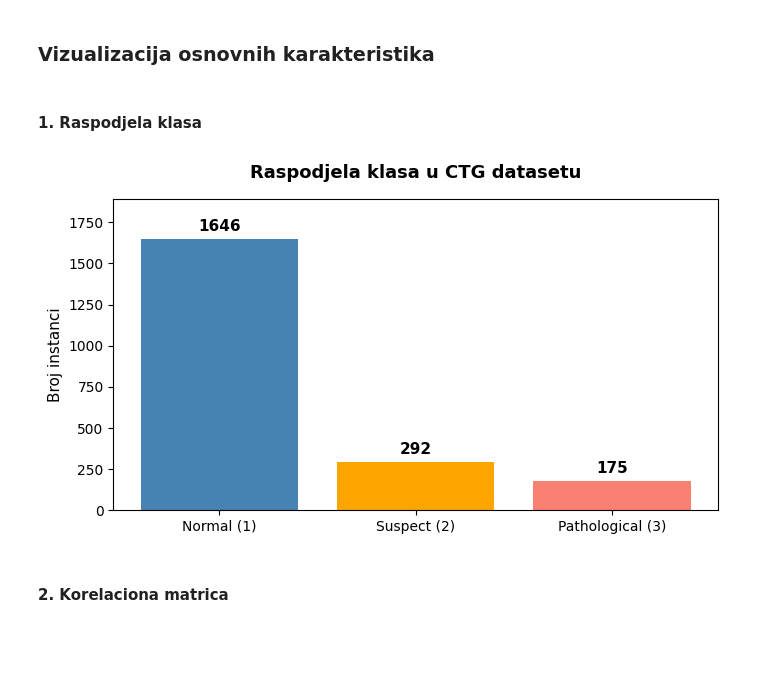
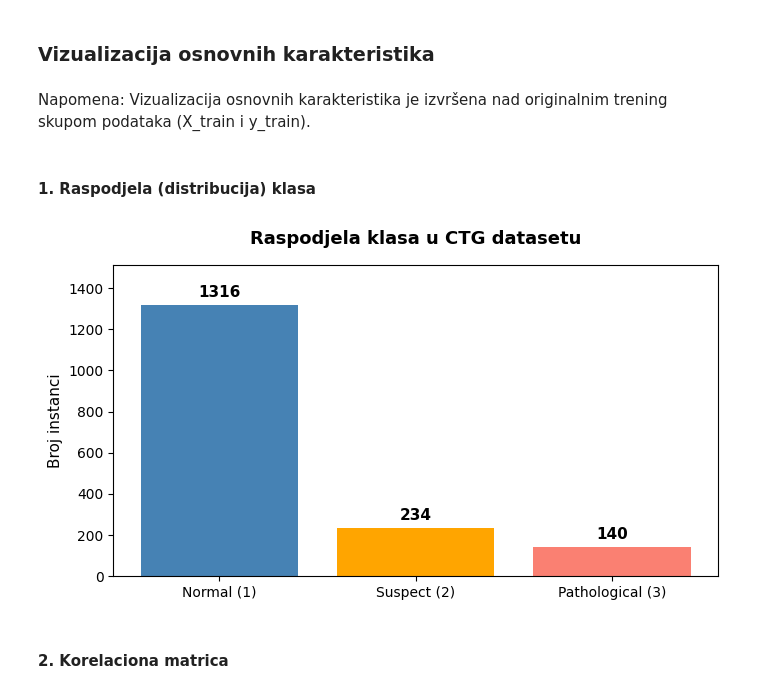
Before and after one commit to AnaKondic/ctg-dimensionality-reduction, a Jupyter notebook: src/linear_dim_reduction.ipynb, the cells around one changed output. Cells and saved outputs as stored; diff of their text form; code cells hidden in the pictures; blank space fills up the shorter version.

```diff
--- a/src/linear_dim_reduction.ipynb
+++ b/src/linear_dim_reduction.ipynb
@@ -160,0 +139,5 @@ print(f" Std:  {X_scaled.std():.2f}")
+# %%
+# Train/Test Split
+from sklearn.model_selection import train_test_split
+
+X_train, X_test, y_train, y_test = train_test_split(X, y, test_size=0.2, random_state=42, stratify=y)
@@ -161,36 +179,38 @@ print(f" Std:  {X_scaled.std():.2f}")
 # %% [markdown]
 ### Vizualizacija osnovnih karakteristika
+# %% [markdown]
+Napomena: Vizualizacija osnovnih karakteristika je izvršena nad originalnim trening skupom podataka (X_train i y_train).
 # %%
 import matplotlib.pyplot as plt
 import seaborn as sns
 # %% [markdown]
-#### 1. Raspodjela klasa
+#### 1. Raspodjela (distribucija) klasa
 # %%
 plt.figure(figsize=(7, 4))
 
 labels = ['Normal (1)', 'Suspect (2)', 'Pathological (3)']
-counts = [np.sum(y == 1.), np.sum(y == 2.), np.sum(y == 3.)]
+counts = [np.sum(y_train == 1.), np.sum(y_train == 2.), np.sum(y_train == 3.)]
 colors = ['steelblue', 'orange', 'salmon']
 
 bars = plt.bar(labels, counts, color = colors)
 
 # procentualni pomak teksta iznad bar-a
 max_count = max(counts)
 offset = max_count * 0.02
 
 for bar, count in zip(bars, counts):
     plt.text(bar.get_x() + bar.get_width() / 2, bar.get_height() + offset, str(count), ha='center', va='bottom', fontsize=11, fontweight='bold')
 
 # povecanje granice y-ose
 plt.ylim(0, max_count * 1.15)
 
 plt.title("Raspodjela klasa u CTG datasetu", fontsize=13, pad=15, fontweight='bold')
 plt.ylabel("Broj instanci", fontsize=11)
 plt.tight_layout()
 plt.savefig('../outputs/class_distribution.png', dpi=150)
 plt.show()
 # %% [output]
-[figure, old version]
+[figure, new version]
 # %% [markdown]
 #### 2. Korelaciona matrica
 # %%
```
Also changed, not shown: parts of 29 cells of this notebook, 5 other files.
